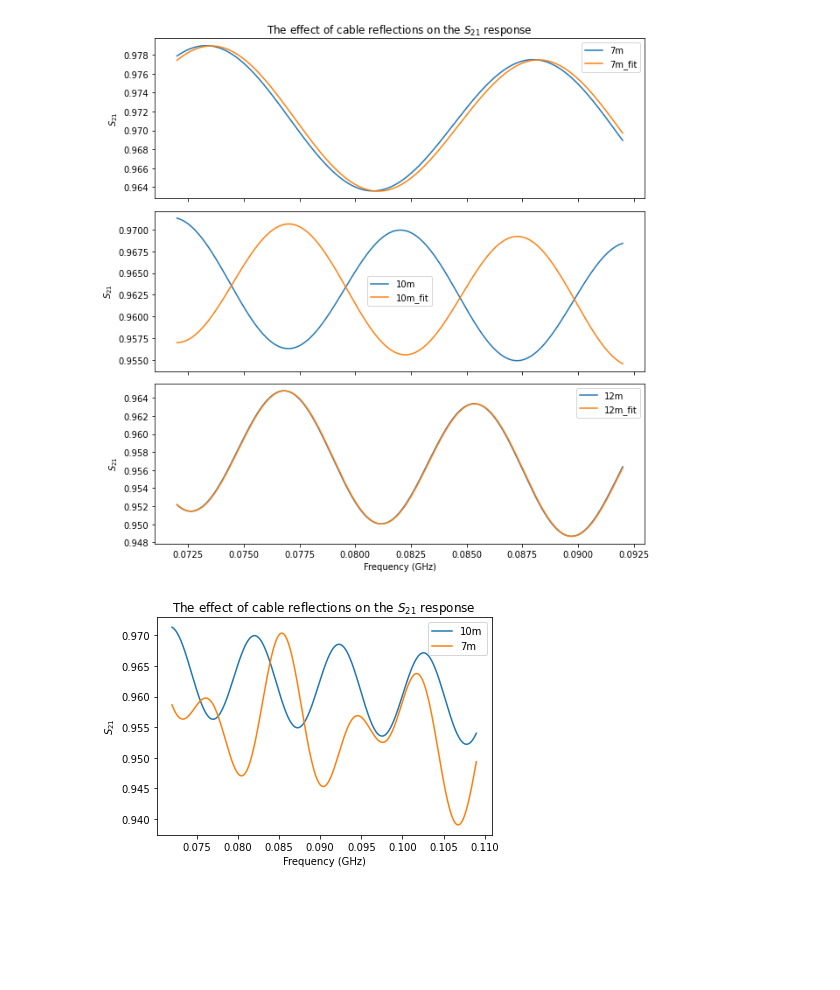
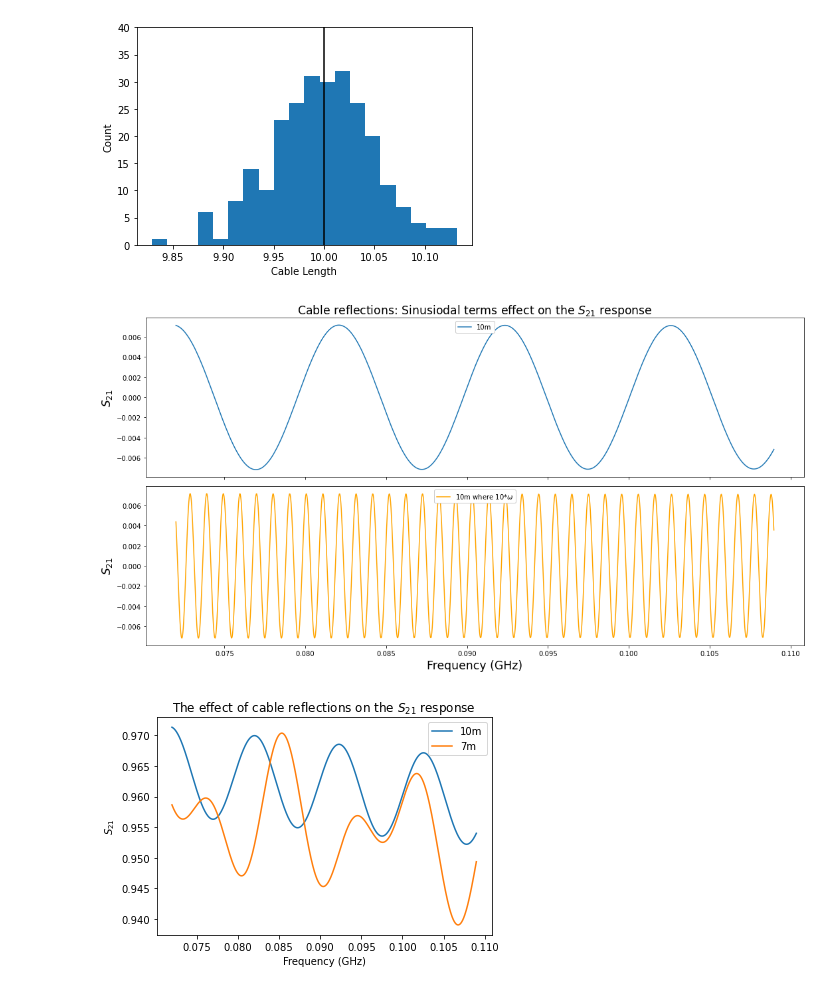
Before and after one commit to oharao/SKA_Power_Spectrum_and_EoR_Window, a Jupyter notebook: Cable Reflections.ipynb, the cells around one changed output. Drawn from its saved outputs; the diff is of its cells as text; code cells hidden in the pictures; blank space fills up the shorter version.

```diff
--- a/Cable Reflections.ipynb
+++ b/Cable Reflections.ipynb
@@ -73,3 +162,25 @@ def S_21_fit(freq, length):
+# %%
+tolerences = np.random.normal(0, 0.5*10/100, antenna_elements) + 10
+plt.hist(tolerences, bins=20)
+plt.vlines(10, 0, 80, color='k')
+plt.ylim(0,40)
+plt.xlabel('Cable Length')
+plt.ylabel('Count')
+plt.show()
+# %% [output]
+[figure, added]
+# %%
+s21_params = np.array([
+    (0.917, 0.007428, 428, 7.866, 1.844, 1.503, 0.1759),
+    (0.8922,-0.00734, 612.1, -7.827, 1.945, 1.281, 0.2909),
+    (0.8738, 0.007201, 735.5, 1.605, 1.979, 1.175, 0.3455),
+    (0.8922,-0.00734, 6121, -7.827, 1.945, 1.281, 0.2909)
+]) # format: (y_0, A, omega, phi, alpha, x_0, beta)
+
+lengths = (7, 10, 12)
+stations = 512
+antenna_elements = 256
+tot_antennas = stations * antenna_elements
 # %%
 def S_21(freq, y_0, A, omega, phi, alpha, x_0, beta):
-    return y_0 + A*np.sin(omega*freq + phi)*np.exp(-beta*freq)+np.exp(-alpha*(freq+x_0))
+    return  A*np.sin(omega*freq + phi)*np.exp(-beta*freq) #+ y_0 + np.exp(-alpha*(freq+x_0))
@@ -81,27 +187,30 @@ frequencies = np.linspace(min, max, channels)
+# %%
+min = 0.072 #GHz
+max = 0.108975 #GHz
+channels = 1480
+frequencies = np.linspace(min, max, channels)
 # %%
 # Initalise variables for 7m Coax Cable
 results_7m = S_21(frequencies, *s21_params[0])
 results_10m = S_21(frequencies, *s21_params[1])
 results_12m = S_21(frequencies, *s21_params[2])
+results_omega = S_21(frequencies, *s21_params[3])
 # %%
-fig, ax = plt.subplots(3, sharex=True, figsize=(9, 9))
-ax[0].plot(frequencies, results_7m, label='7m')
-ax[1].plot(frequencies, results_10m, label='10m')
-ax[2].plot(frequencies, results_12m, label='12m')
-ax[0].plot(frequencies, S_21_fit(frequencies, 7), label='7m_fit')
-ax[1].plot(frequencies, S_21_fit(frequencies, 10), label='10m_fit')
-ax[2].plot(frequencies, S_21_fit(frequencies, 12), label='12m_fit')
+fig, ax = plt.subplots(2, sharex=True, figsize=(15, 8))
+ax[1].plot(frequencies, results_omega, label='10m where 10*$\omega$', color='orange')
+ax[0].plot(frequencies, results_10m, label='10m')
+#ax.plot(frequencies, results_12m, label='12m')
 
-ax[0].set_title('The effect of cable reflections on the $S_{21}$ response')
-ax[2].set_xlabel('Frequency (GHz)')
+ax[0].set_title('Cable reflections: Sinusiodal terms effect on the $S_{21}$ response', size='xx-large')
+ax[1].set_xlabel('Frequency (GHz)', size='xx-large')
 for a in ax:
-    a.legend()
-    a.set_ylabel('$S_{21}$')
+    a.legend(loc=9, framealpha=1)
+    a.set_ylabel('$S_{21}$', size='xx-large')
 plt.subplots_adjust(hspace=0.01)
 fig.tight_layout()
 plt.show()
 # %% [output]
-[figure, old version]
+[figure, new version]
 # %%
 def S_21_2nd(freq):
     return y_0 + A*(np.sin(omega_2*freq + phi)+np.sin(omega*freq + phi))*np.exp(-beta*freq)+np.exp(-alpha*(freq+x_0))
```
Also changed, not shown: parts of 25 cells of this notebook.
